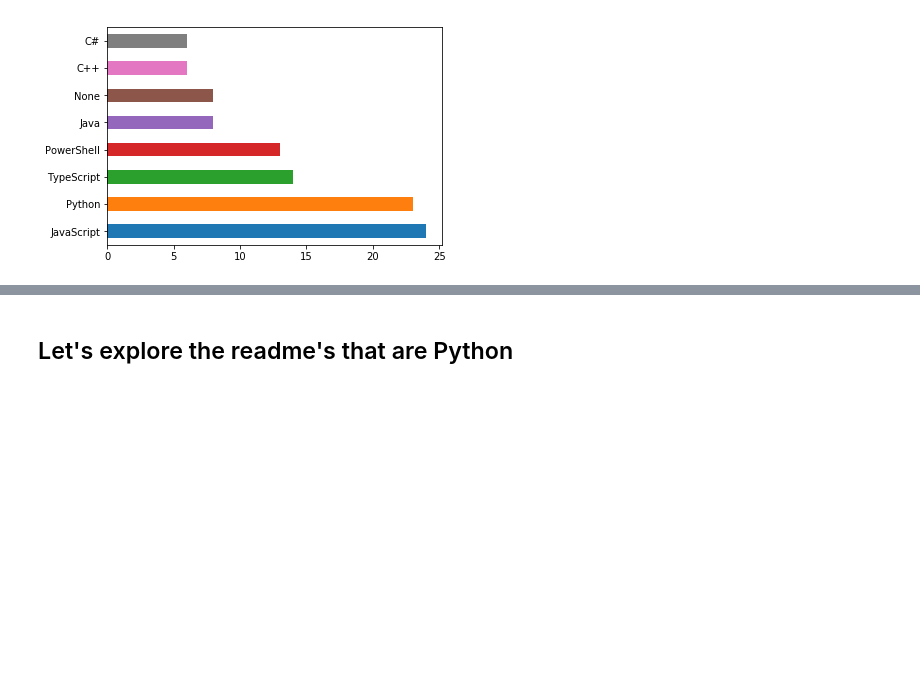
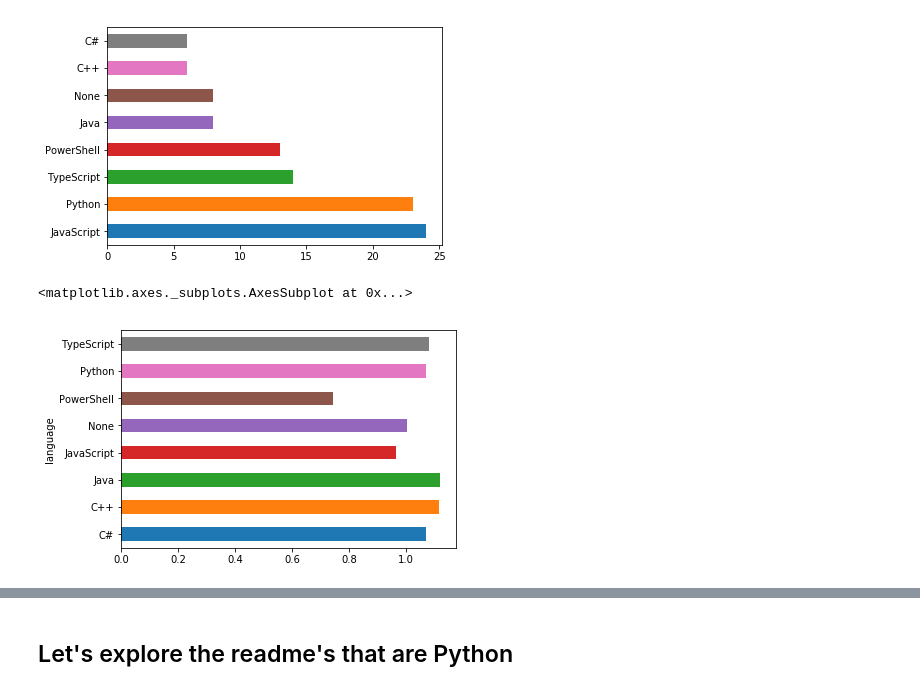
Before and after one commit to codeup-cyber-linguists/languages-classifier, a Jupyter notebook: jb_github_language_classifier.ipynb, the cells around one changed output, grey strips where cells are left out. Saved outputs shown, nothing was run; the diff lists cells and outputs as text; code cells hidden in the pictures; blank space fills up the shorter version.

```diff
--- a/jb_github_language_classifier.ipynb
+++ b/jb_github_language_classifier.ipynb
@@ -464,3 +466,8 @@ print(df.language.value_counts().plot.barh())
 # %% [output]
 AxesSubplot(0.125,0.125;0.775x0.755)
 [figure]
+# %%
+df.groupby('language')['article_per_kept'].mean().plot.barh()
+# %% [output]
+<matplotlib.axes._subplots.AxesSubplot at 0x...>
+[figure, added]
```
Also changed, not shown: parts of 36 cells of this notebook.
